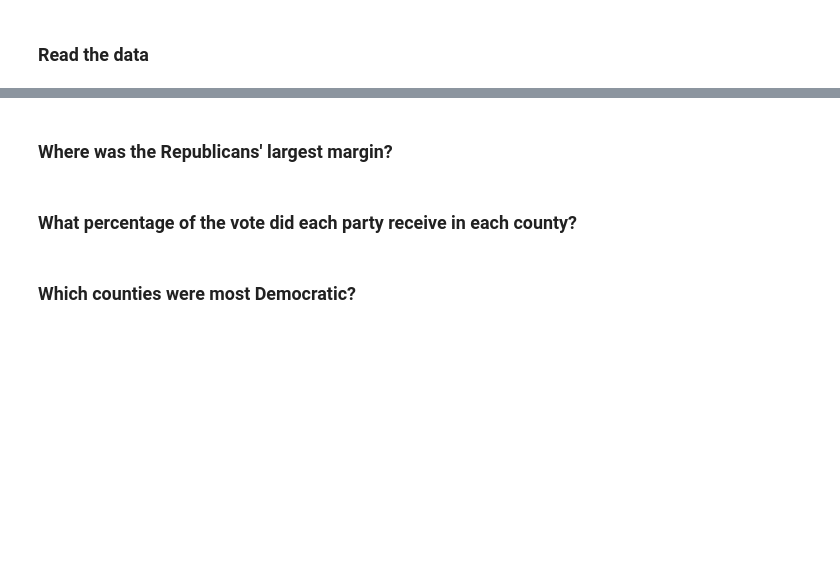
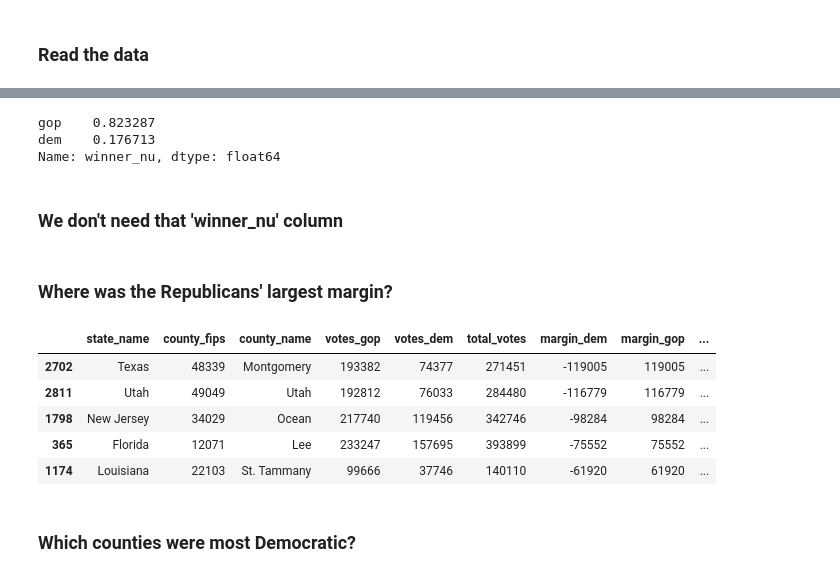
Before and after one commit to stiles/usc, a Jupyter notebook: notebooks/four.ipynb, the cells around one changed output, grey strips where cells are left out. Saved outputs shown, nothing was run; the diff lists cells and outputs as text; code cells hidden in the pictures; blank space fills up the shorter version.

```diff
--- a/notebooks/four.ipynb
+++ b/notebooks/four.ipynb
@@ -19,0 +130,10 @@ src.head()
+# %%
+def winner(row):
+    if row['votes_dem'] > row['votes_gop']:
+        return 'dem'
+    elif row['votes_gop'] > row['votes_dem']:
+        return 'gop'
+    else:
+        return 'tie'
+# %%
+df['winner'] = df.apply(winner, axis=1)
@@ -19,0 +142,6 @@ src.head()
+# %%
+df["winner_nu"] = (
+    df[["votes_gop", "votes_dem"]]
+    .idxmax(axis=1)
+    .str.replace("votes_", "", regex=False)
+)
@@ -20,6 +156,23 @@ src.head()
+# %%
+df.winner_nu.value_counts('normalize')
+# %% [output]
+gop    0.823287
+dem    0.176713
+Name: winner_nu, dtype: float64
+# %% [markdown]
+### We don't need that 'winner_nu' column
+# %%
+df.drop(['winner_nu'], axis=1, inplace=True)
 # %% [markdown]
 ### Where was the Republicans' largest margin?
-# %% [markdown]
-### What percentage of the vote did each party receive in each county?
+# %%
+df.sort_values('margin_gop', ascending=False).head()
+# %% [output]
+|  | state_name | county_fips | county_name | votes_gop | votes_dem | total_votes | margin_dem | margin_gop | ... |
+| 2702 | Texas | 48339 | Montgomery | 193382 | 74377 | 271451 | -119005 | 119005 | ... |
+| 2811 | Utah | 49049 | Utah | 192812 | 76033 | 284480 | -116779 | 116779 | ... |
+| 1798 | New Jersey | 34029 | Ocean | 217740 | 119456 | 342746 | -98284 | 98284 | ... |
+| 365 | Florida | 12071 | Lee | 233247 | 157695 | 393899 | -75552 | 75552 | ... |
+| 1174 | Louisiana | 22103 | St. Tammany | 99666 | 37746 | 140110 | -61920 | 61920 | ... |
 # %% [markdown]
 ### Which counties were most Democratic?
```
Also changed, not shown: parts of 62 cells of this notebook, 4 other files.
